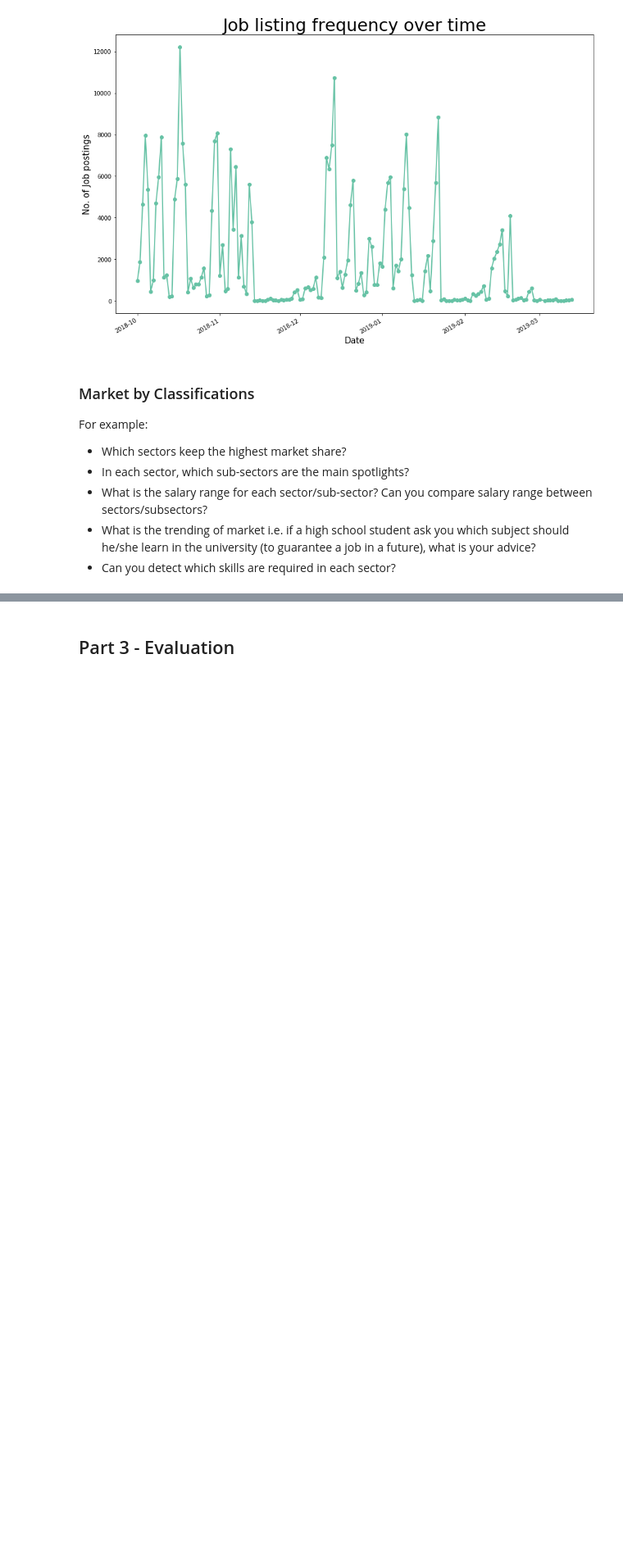
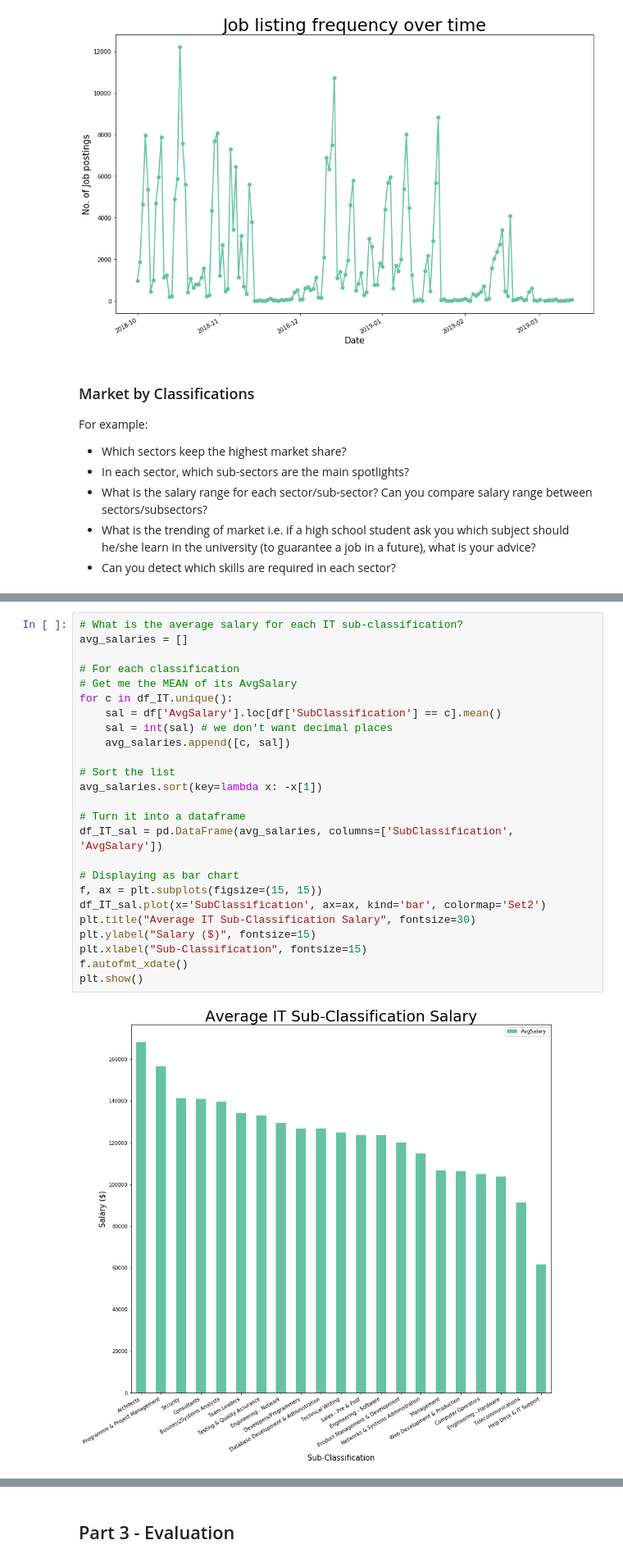
Before and after one commit to lucas-two/Job-Market-Analysis, a Jupyter notebook: src/assignment.ipynb, the cells around one changed output, grey strips where cells are left out. Shown at 82% size. Drawn from its saved outputs; the diff is of its cells as text; blank space fills up the shorter version.

```diff
--- a/src/assignment.ipynb
+++ b/src/assignment.ipynb
@@ -836,0 +882,27 @@ plt.show()
+# %%
+# What is the average salary for each IT sub-classification?
+avg_salaries = []
+
+# For each classification
+# Get me the MEAN of its AvgSalary
+for c in df_IT.unique():
+    sal = df['AvgSalary'].loc[df['SubClassification'] == c].mean()
+    sal = int(sal) # we don't want decimal places
+    avg_salaries.append([c, sal])
+
+# Sort the list
+avg_salaries.sort(key=lambda x: -x[1])
+
+# Turn it into a dataframe
+df_IT_sal = pd.DataFrame(avg_salaries, columns=['SubClassification', 'AvgSalary'])
+
+# Displaying as bar chart
+f, ax = plt.subplots(figsize=(15, 15))
+df_IT_sal.plot(x='SubClassification', ax=ax, kind='bar', colormap='Set2')
+plt.title("Average IT Sub-Classification Salary", fontsize=30)
+plt.ylabel("Salary ($)", fontsize=15)
+plt.xlabel("Sub-Classification", fontsize=15)
+f.autofmt_xdate()
+plt.show()
+# %% [output]
+[figure, added]
```
Also changed, not shown: parts of 12 cells of this notebook.
